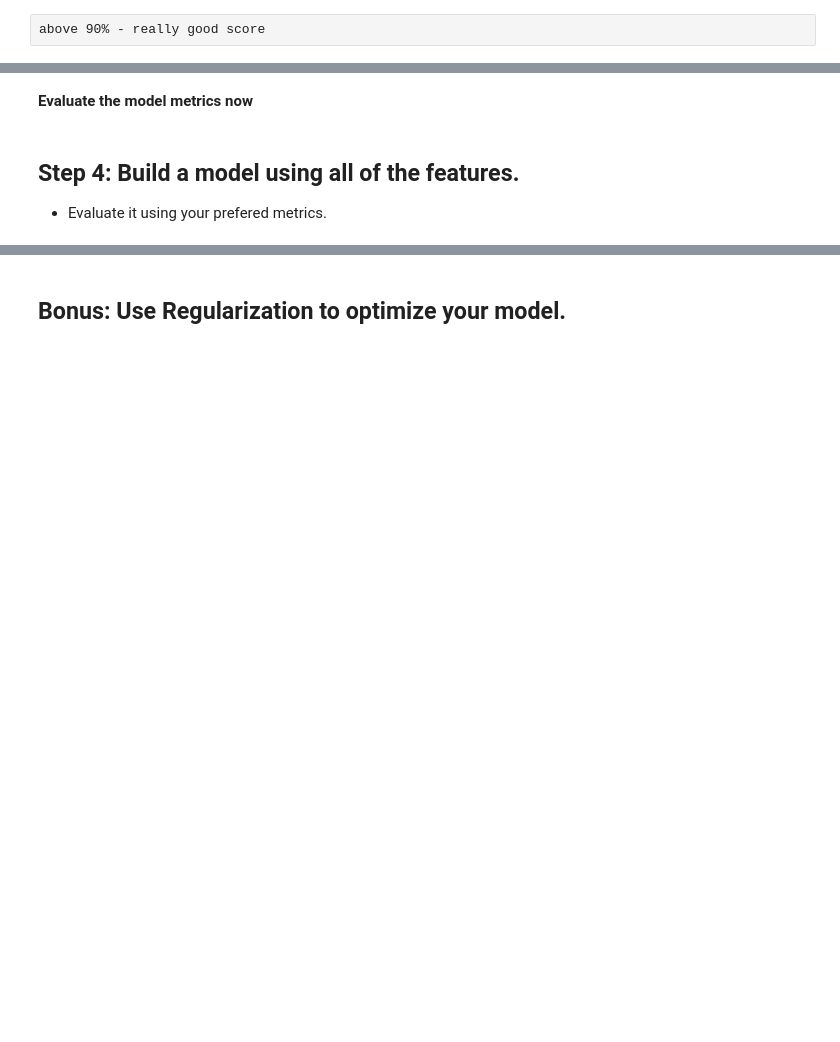
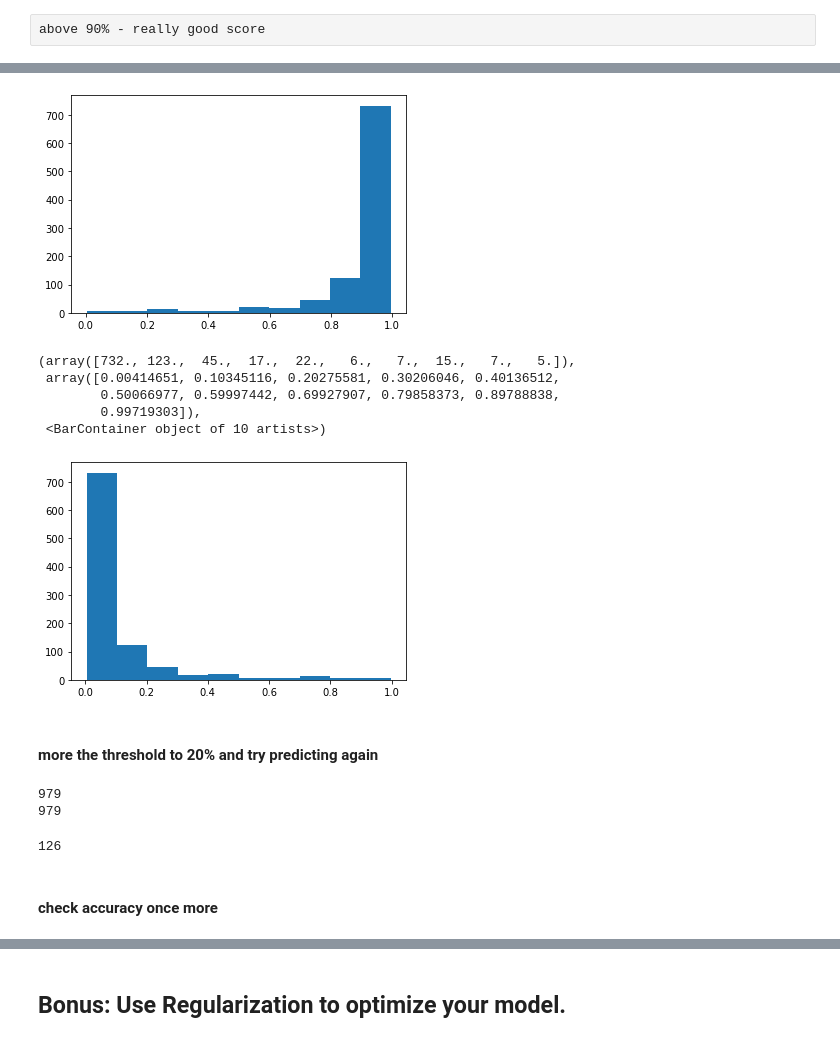
Before and after one commit to ksebastian/logistic-regression, a Jupyter notebook: analysis/LogisticRegression-BankMarketing-Lab.ipynb, the cells around one changed output, grey strips where cells are left out. Cells and saved outputs as stored; diff of their text form; code cells hidden in the pictures; blank space fills up the shorter version.

Commit message:
created initial model and pickle

```diff
--- a/analysis/LogisticRegression-BankMarketing-Lab.ipynb
+++ b/analysis/LogisticRegression-BankMarketing-Lab.ipynb
@@ -400,0 +406,3 @@ Recall from the lesson the first probability is the for `class 0` and the second
+# %%
+y_pred_prob = LogRegModel1.predict_proba(x_test1)
+y_pred_prob
@@ -409,2 +418,0 @@ Recall from the lesson the first probability is the for `class 0` and the second
-# %% [markdown]
-**Evaluate the model metrics now**
@@ -413,4 +418,0 @@ Recall from the lesson the first probability is the for `class 0` and the second
-# %% [markdown]
-## Step 4: Build a model using all of the features.
-
-- Evaluate it using your prefered metrics.
@@ -418,0 +419,38 @@ Recall from the lesson the first probability is the for `class 0` and the second
+# %%
+y_pred_prob_t = y_pred_prob.transpose()
+
+import matplotlib.pyplot as plt
+%matplotlib inline
+plt.hist(y_pred_prob_t[0])
+plt.show()
+plt.hist(y_pred_prob_t[1])
+# %% [output]
+[figure, added]
+(array([732., 123.,  45.,  17.,  22.,   6.,   7.,  15.,   7.,   5.]),
+ array([0.00414651, 0.10345116, 0.20275581, 0.30206046, 0.40136512,
+        0.50066977, 0.59997442, 0.69927907, 0.79858373, 0.89788838,
+        0.99719303]),
+ <BarContainer object of 10 artists>)
+[figure, added]
+# %% [markdown]
+#### more the threshold to 20% and try predicting again
+# %%
+y_pred_20_percent=[]
+for prob in y_pred_prob_t[1]:
+    if prob > .20:
+        y_pred_20_percent.append(1)
+    else:
+        y_pred_20_percent.append(0)
+
+print(len(y_pred_20_percent))
+print(len(y_test1))
+# %% [output]
+979
+979
+# %%
+#see the predictions count
+y_pred_20_percent.count(1)
+# %% [output]
+126
+# %% [markdown]
+#### check accuracy once more
```
Also changed, not shown: parts of 22 cells of this notebook, 1 other file.
